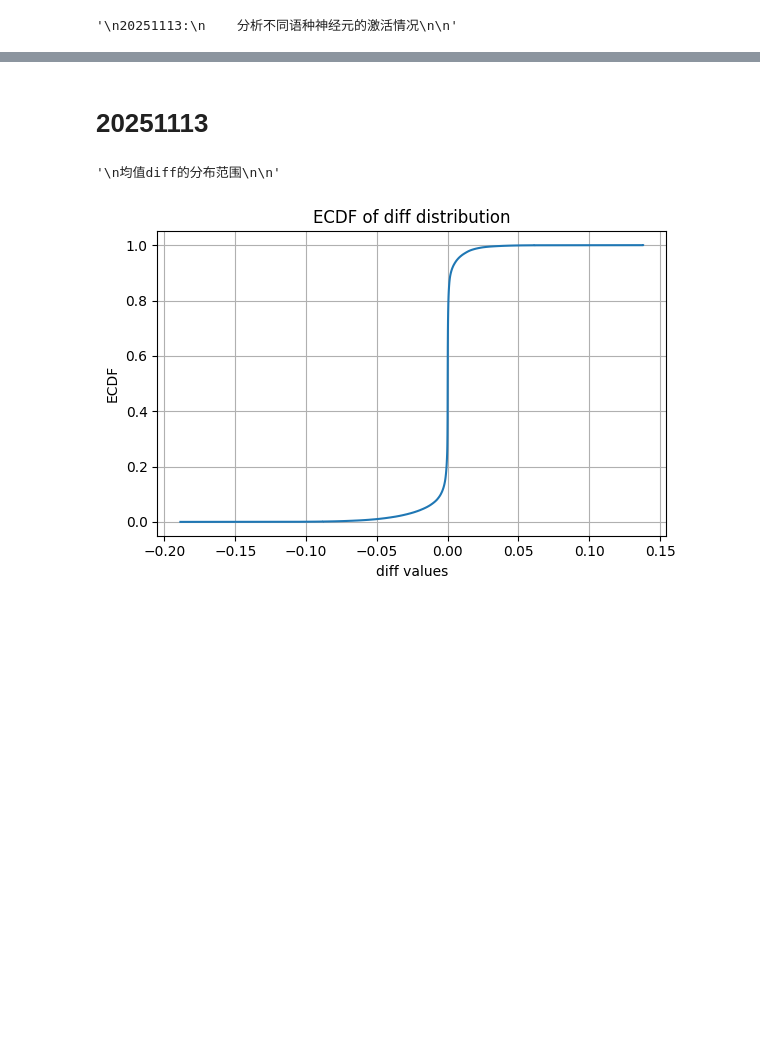
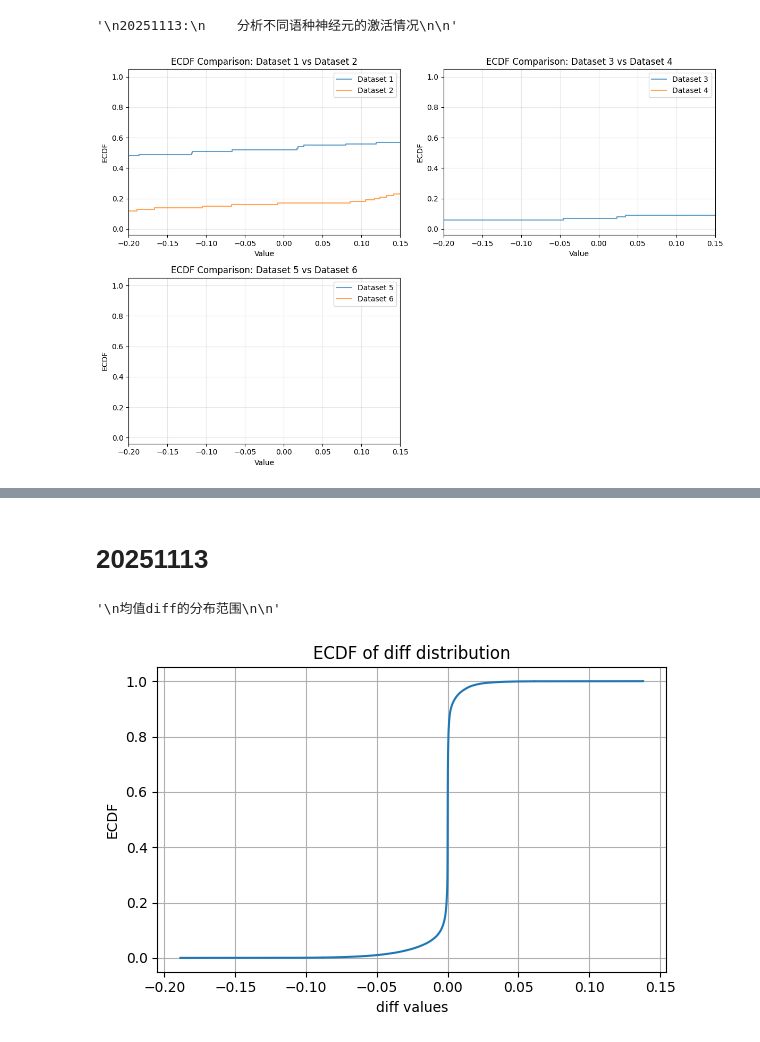
Before and after one commit to weizaiff/LRP, a Jupyter notebook: 20251113_lrp_analysis.ipynb, the cells around one changed output, grey strips where cells are left out. Cells and saved outputs as stored; diff of their text form; code cells hidden in the pictures; blank space fills up the shorter version.

```diff
--- a/20251113_lrp_analysis.ipynb
+++ b/20251113_lrp_analysis.ipynb
@@ -100,0 +160,99 @@ def drwa_ecdf(data):
+# %%
+import matplotlib.pyplot as plt
+import numpy as np
+
+def plot_ecdf_pairs(data_groups, labels=None,xdim_min = -0.2, xdim_max= 0.15):
+    """
+    data_groups: list of 1D arrays/lists (up to 26 groups)
+    labels: list of names for each group
+    Each subplot shows ECDF of 2 groups for comparison
+    """
+    if labels is None:
+        labels = [f"group_{i+1}" for i in range(len(data_groups))]
+
+    # Calculate number of subplots needed (each subplot has 2 groups)
+    total_groups = len(data_groups)
+    total_subplots = int(np.ceil(total_groups / 2))
+
+    # Determine grid layout (try to make it as square as possible)
+    cols = int(np.ceil(np.sqrt(total_subplots)))
+    rows = int(np.ceil(total_subplots / cols))
+
+    # Create figure and axes
+    fig, axes = plt.subplots(rows, cols, figsize=(cols*6, rows*4))
+
+    # Handle cases where there's only one subplot
+    if total_subplots == 1:
+        axes = np.array([axes])
+    elif rows == 1:
+        axes = axes.reshape(1, -1)
+    elif cols == 1:
+        axes = axes.reshape(-1, 1)
+    else:
+        axes = axes if total_subplots > 1 else np.array([[axes]])
+
+    # Plot ECDF for each pair of groups
+    subplot_idx = 0
+    for i in range(0, total_groups, 2):
+        # Determine current subplot position
+        row = subplot_idx // cols
+        col = subplot_idx % cols
+
+        # Get the current axis
+        if rows == 1:
+            ax = axes[0, col]
+        elif cols == 1:
+            ax = axes[row, 0]
+        else:
+            ax = axes[row, col]
+
+        # Plot first group
+        data1 = np.array(data_groups[i])
+        x1 = np.sort(data1)
+        y1 = np.arange(1, len(x1) + 1) / len(x1)
+        ax.step(x1, y1, where='post', label=labels[i], alpha=0.7, linewidth=1.5)
+
+        # Plot second group if it exists
+        if i + 1 < total_groups:
+            data2 = np.array(data_groups[i + 1])
+            x2 = np.sort(data2)
+            y2 = np.arange(1, len(x2) + 1) / len(x2)
+            ax.step(x2, y2, where='post', label=labels[i + 1], alpha=0.7, linewidth=1.5)
+
+        ax.set_xlabel("Value")
+        ax.set_ylabel("ECDF")
+        ax.set_title(f"ECDF Comparison: {labels[i]} vs {labels[i+1] if i+1 < total_groups else 'N/A'}")
+        ax.grid(alpha=0.3)
+        ax.legend()
+
+        # Set Y-axis range to -0.2 to 0.15
+        ax.set_xlim(xdim_min, xdim_max)
+
+        subplot_idx += 1
+
+    # Hide unused subplots
+    for i in range(subplot_idx, rows * cols):
+        row = i // cols
+        col = i % cols
+        if rows == 1:
+            axes[0, col].set_visible(False)
+        elif cols == 1:
+            axes[row, 0].set_visible(False)
+        else:
+            axes[row, col].set_visible(False)
+
+    plt.tight_layout()
+    plt.show()
+
+# Example usage with 6 groups (can be extended up to 26)
+data_groups = [np.random.normal(loc=i, scale=1.2, size=100) for i in range(6)]
+labels = [f'Dataset {i+1}' for i in range(len(data_groups))]
+
+plot_ecdf_pairs(data_groups, labels)
+
+# Example with 26 groups
+# data_groups_26 = [np.random.normal(loc=i, scale=1.2, size=100) for i in range(26)]
+# labels_26 = [f'Group {chr(65+i)}' for i in range(26)]  # A to Z
+# plot_ecdf_pairs(data_groups_26, labels_26)
+# %% [output]
+[figure, added]
```
Also changed, not shown: parts of 18 cells of this notebook.
